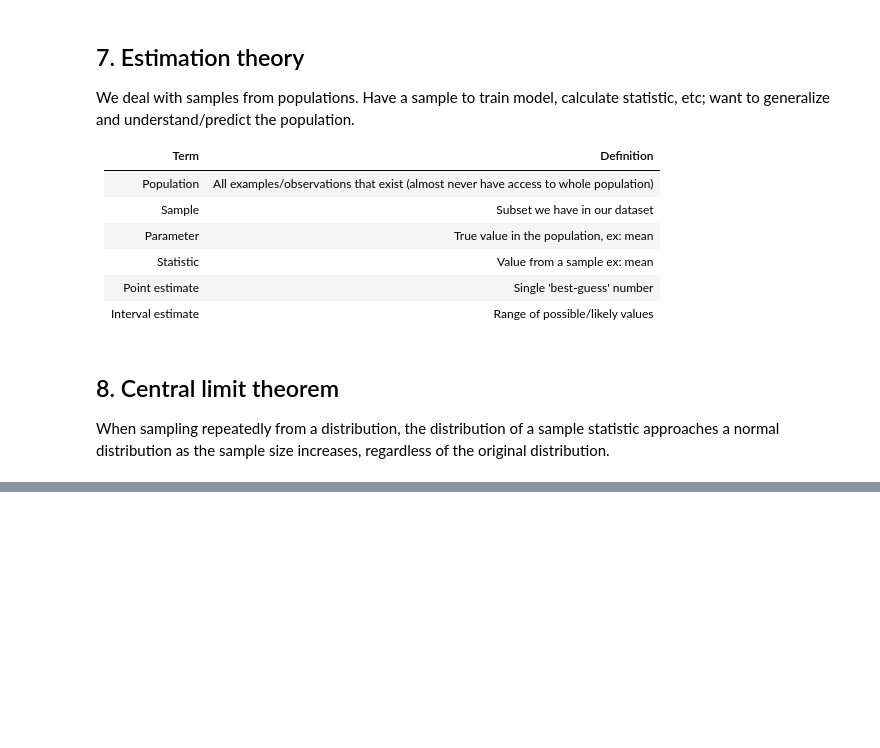
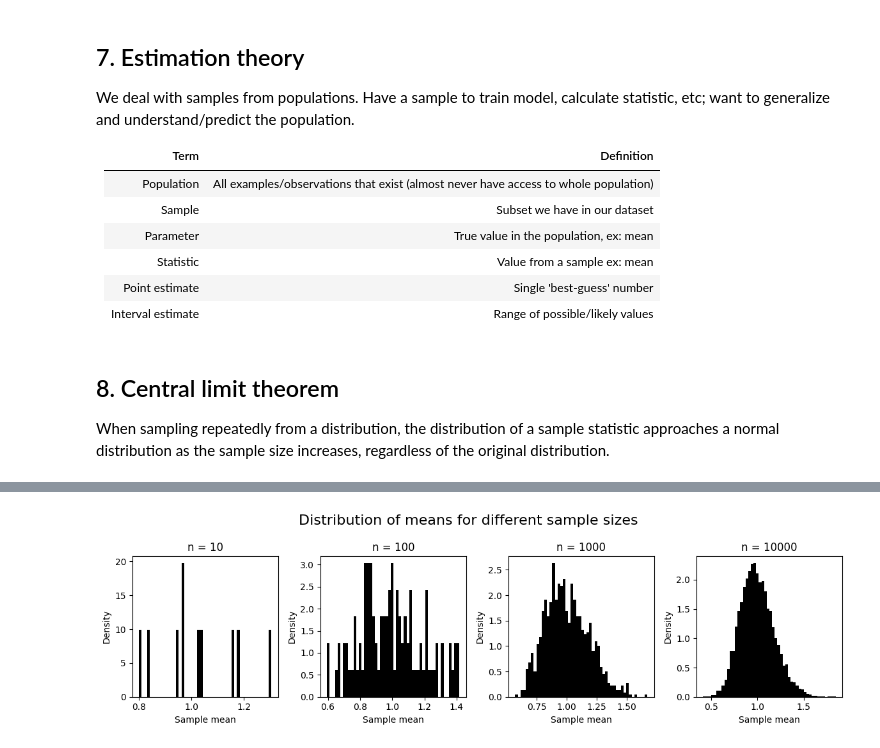
Before and after one commit to gperdrizet/fullstack-2605, a Jupyter notebook: unit-2/lesson-13/lesson-13-demo.ipynb, the cells around one changed output, grey strips where cells are left out. Drawn from its saved outputs; the diff is of its cells as text; code cells hidden in the pictures; blank space fills up the shorter version.

```diff
--- a/unit-2/lesson-13/lesson-13-demo.ipynb
+++ b/unit-2/lesson-13/lesson-13-demo.ipynb
@@ -207,2 +217,24 @@ for sample_size in sample_sizes:
 # %%
-# Plot a histogram of the distribution of means for each sample size
+# Draw a multiplot of histograms, showing the distribution of sample means
+# for 10, 100, 1000, and 10000 samples
+fig, axes = plt.subplots(nrows=1, ncols=4, figsize=(12, 3.5))
+fig.suptitle('Distribution of means for different sample sizes', fontsize=16)
+
+axes = axes.flatten()
+plot_num = 0
+
+for n in [10, 100, 1000, 10000]:
+
+    plot_sample = random.sample(samples, n)
+
+    axes[plot_num].hist(plot_sample, bins=50, color='black', density=True)
+    axes[plot_num].set_title(f'n = {n}')
+    axes[plot_num].set_xlabel('Sample mean')
+    axes[plot_num].set_ylabel('Density')
+
+    plot_num += 1
+
+plt.tight_layout()
+plt.show()
+# %% [output]
+[figure, added]
```
Also changed, not shown: parts of 3 cells of this notebook.
